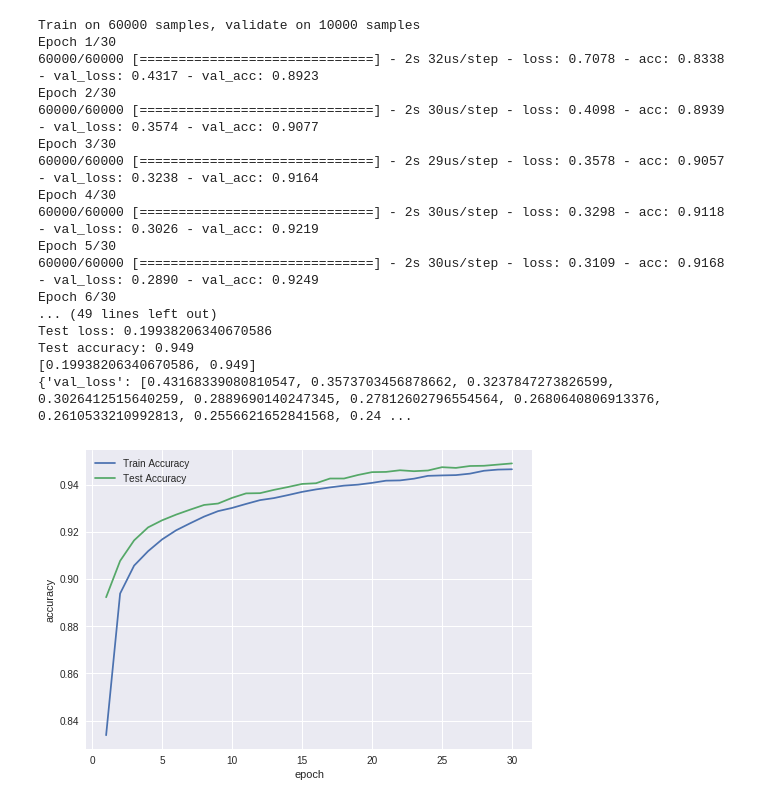
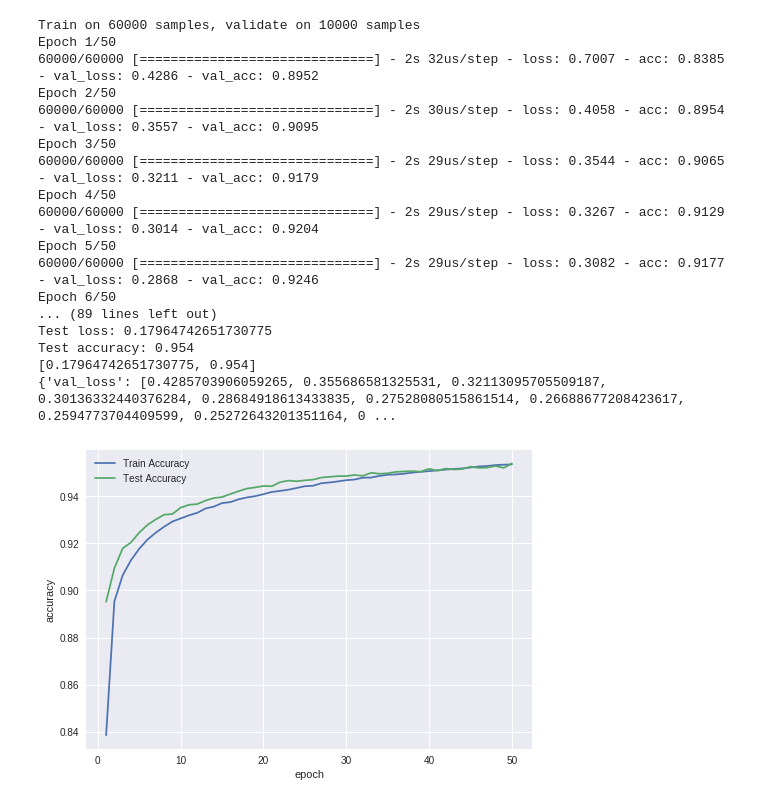
Before and after one commit to rahulcheeti/machine-learning, a Jupyter notebook: hw1prog5.ipynb, the cells around one changed output. Cells and saved outputs as stored; diff of their text form; code cells hidden in the pictures.

```diff
--- a/hw1prog5.ipynb
+++ b/hw1prog5.ipynb
@@ -12,7 +12,7 @@ import numpy as np
 
 batch_size = 128
 num_classes = 10
-epochs = 30
+epochs = 50
 
 # input image dimensions
 img_rows, img_cols = 28, 28
@@ -20,7 +20,7 @@ img_rows, img_cols = 28, 28
 # the data, split between train and test sets
 (x_train, y_train), (x_test, y_test) = mnist.load_data()
 
-# connected components for training and testing
+# connected components for training and testing images
 con_comp_train = list()
 con_comp_test = list()
 for i in range(60000):
@@ -75,6 +75,29 @@ for i in range(10000):
       count += 1
   x_test_height.append(count/28)
 
+# number of black and white spaces in training and testing images
+x_train_black = list()
+x_train_white = list()
+for i in range(60000):
+  count = 0
+  for j in range(28):
+    for k in range(28):
+      if x_train[i][j][k] == 0:
+        count += 1
+  x_train_black.append(count/784)
+  x_train_white.append(1-(count/784))
+x_test_black = list()
+x_test_white = list()
+for i in range(10000):
+  count = 0
+  for j in range(28):
+    for k in range(28):
+      if x_test[i][j][k] == 0:
+        count += 1
+  x_test_black.append(count/784)
+  x_test_white.append(1-(count/784))
+
+
 # preprocessing of x-training and x-testing data
 x_train = (x_train.reshape(x_train.shape[0],x_train.shape[1]*x_train.shape[2]))
 x_test = (x_test.reshape(x_test.shape[0],x_test.shape[1]*x_test.shape[2]))
@@ -84,20 +107,24 @@ x_train /= 255
 x_test /= 255
 
 # concatenating x-training and x-testing features
-train = np.zeros((60000,787))
-test = np.zeros((10000,787))
+train = np.zeros((60000,789))
+test = np.zeros((10000,789))
 for i in range(60000):
   for j in range(784):
     train[i][j] = x_train[i][j]
   train[i][784] = con_comp_train[i]
   train[i][785] = x_train_width[i]
   train[i][786] = x_train_height[i]
+  train[i][787] = x_train_black[i]
+  train[i][788] = x_train_white[i]
 for i in range(10000):
   for j in range(784):
     test[i][j] = x_test[i][j]
   test[i][784] = con_comp_test[i]
   test[i][785] = x_test_width[i]
   test[i][786] = x_test_height[i]
+  test[i][787] = x_test_black[i]
+  test[i][788] = x_test_white[i]
 
 # convert class vectors to binary class matrices
 y_train = keras.utils.to_categorical(y_train, num_classes)
@@ -105,48 +132,48 @@ y_test = keras.utils.to_categorical(y_test, num_classes)
 # %%
 # Model
 model = Sequential()
 
 model.add(Dense(units = 10, activation = 'softmax'))
 
 lear_rate = 0.05
 
 sgd = keras.optimizers.SGD(lr=lear_rate)
 model.compile(loss=keras.losses.categorical_crossentropy,
               optimizer=sgd,
               metrics=['accuracy'])
 
 History = model.fit(train, y_train,
           batch_size=batch_size,
           epochs=epochs,
           verbose=1,
           validation_data=(test, y_test))
 score = model.evaluate(test, y_test, verbose=0)
 print('Test loss:', score[0])
 print('Test accuracy:', score[1])
 print(score)
 print(History.history)
 
-plotaccuracy = plt.plot(range(1,31),History.history['acc'],range(1,31),History.history['val_acc'])
+plotaccuracy = plt.plot(range(1,51),History.history['acc'],range(1,51),History.history['val_acc'])
 plt.xlabel('epoch')
 plt.ylabel('accuracy')
 plt.legend(('Train Accuracy','Test Accuracy'))
 plt.show(plotaccuracy)
 # %% [output]
 Train on 60000 samples, validate on 10000 samples
-Epoch 1/30
-60000/60000 [==============================] - 2s 32us/step - loss: 0.7078 - acc: 0.8338 - val_loss: 0.4317 - val_acc: 0.8923
-Epoch 2/30
-60000/60000 [==============================] - 2s 30us/step - loss: 0.4098 - acc: 0.8939 - val_loss: 0.3574 - val_acc: 0.9077
-Epoch 3/30
-60000/60000 [==============================] - 2s 29us/step - loss: 0.3578 - acc: 0.9057 - val_loss: 0.3238 - val_acc: 0.9164
-Epoch 4/30
-60000/60000 [==============================] - 2s 30us/step - loss: 0.3298 - acc: 0.9118 - val_loss: 0.3026 - val_acc: 0.9219
-Epoch 5/30
-60000/60000 [==============================] - 2s 30us/step - loss: 0.3109 - acc: 0.9168 - val_loss: 0.2890 - val_acc: 0.9249
-Epoch 6/30
-... (49 lines left out)
-Test loss: 0.19938206340670586
-Test accuracy: 0.949
-[0.19938206340670586, 0.949]
-{'val_loss': [0.43168339080810547, 0.3573703456878662, 0.3237847273826599, 0.3026412515640259, 0.2889690140247345, 0.27812602796554564, 0.2680640806913376, 0.2610533210992813, 0.2556621652841568, 0.24 ...
+Epoch 1/50
+60000/60000 [==============================] - 2s 32us/step - loss: 0.7007 - acc: 0.8385 - val_loss: 0.4286 - val_acc: 0.8952
+Epoch 2/50
+60000/60000 [==============================] - 2s 30us/step - loss: 0.4058 - acc: 0.8954 - val_loss: 0.3557 - val_acc: 0.9095
+Epoch 3/50
+60000/60000 [==============================] - 2s 29us/step - loss: 0.3544 - acc: 0.9065 - val_loss: 0.3211 - val_acc: 0.9179
+Epoch 4/50
+60000/60000 [==============================] - 2s 29us/step - loss: 0.3267 - acc: 0.9129 - val_loss: 0.3014 - val_acc: 0.9204
+Epoch 5/50
+60000/60000 [==============================] - 2s 29us/step - loss: 0.3082 - acc: 0.9177 - val_loss: 0.2868 - val_acc: 0.9246
+Epoch 6/50
+... (89 lines left out)
+Test loss: 0.17964742651730775
+Test accuracy: 0.954
+[0.17964742651730775, 0.954]
+{'val_loss': [0.4285703906059265, 0.355686581325531, 0.32113095705509187, 0.30136332440376284, 0.28684918613433835, 0.27528080515861514, 0.26688677208423617, 0.2594773704409599, 0.25272643201351164, 0 ...
-[figure, old version]
+[figure, new version]
```
